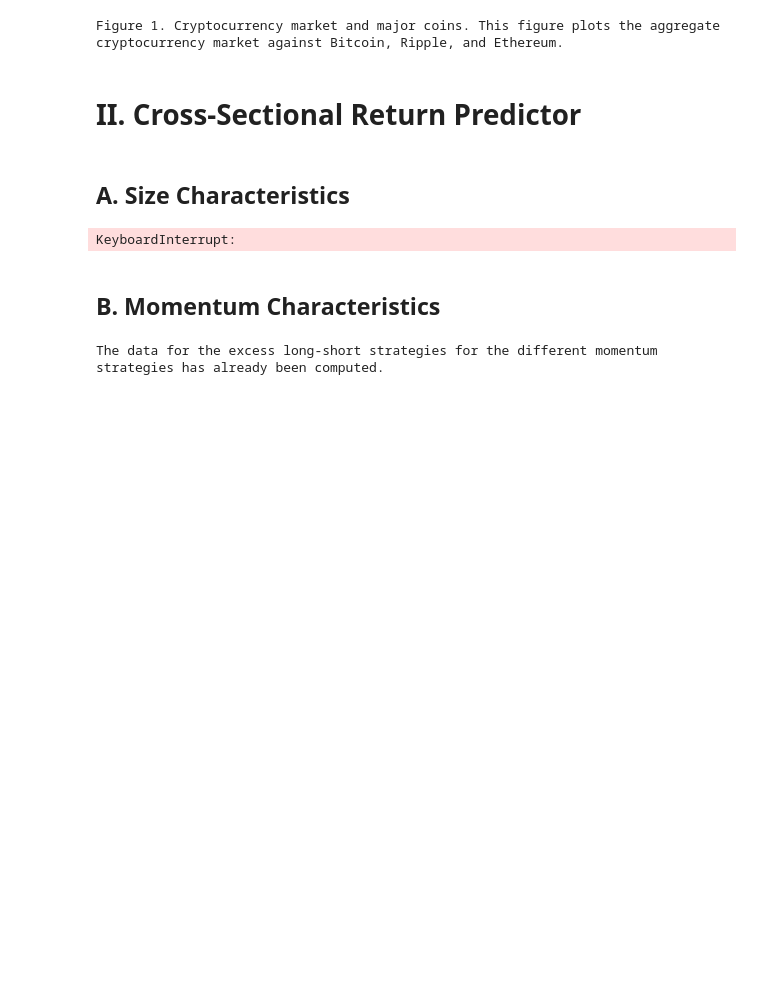
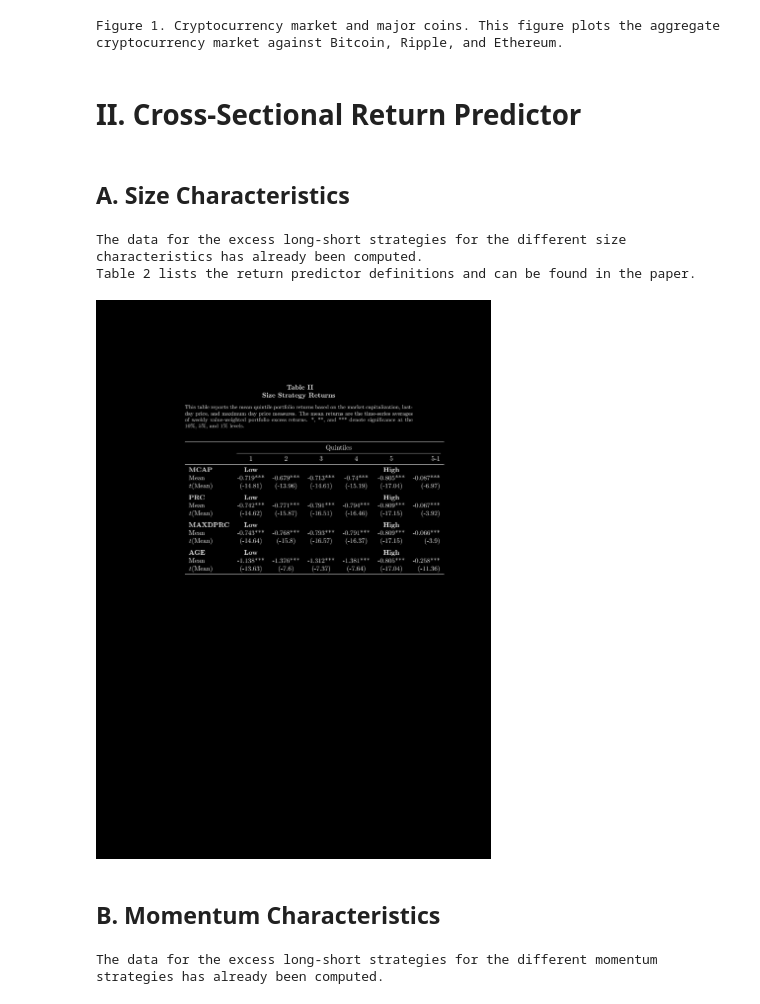
Before and after one commit to MarcGehring97/Crypto-Currency-Asset-Pricing, a Jupyter notebook: main.ipynb, the cells around one changed output. Cells and saved outputs as stored; diff of their text form; code cells hidden in the pictures; blank space fills up the shorter version.

```diff
--- a/main.ipynb
+++ b/main.ipynb
@@ -201,20 +237,29 @@ Figure 1. Cryptocurrency market and major coins. This figure plots the aggregate
 <a id="A._Size_Characteristics"></a>
 ## A. Size Characteristics
 # %%
+warnings.simplefilter(action='ignore')
 pd.options.mode.chained_assignment = None
-# creating the data for the size characteristics in coins_weekly_returns
-# adding log_market_cap
-weekly_returns_data["log_market_cap"] = np.log(weekly_returns_data["market_cap"])
-# adding log_price
-weekly_returns_data["log_price"] = np.log(weekly_returns_data["price"])
-# adding log_max_price
-# this step might take a while
-weekly_returns_data["log_max_price"] = np.log(helpers.convert_frequency(daily_trading_data, method="max")["price"])
-# adding age as the number of days listed since the first trading day of that respective coin (considering that the time period begins on 2014-01-01)
-weekly_returns_data["age"] = weekly_returns_data.groupby("coin_id")["return"].transform(lambda x: np.maximum(0, (x.index - x.first_valid_index()).days) if x.first_valid_index() is not None else pd.Series([0] * len(x)))
-# making sure no dates were lost
-date_range = pd.date_range(start=weekly_returns_data.index.min(), end=weekly_returns_data.index.max(), freq="W-SUN")
-weekly_returns_data = weekly_returns_data.groupby("coin_id").apply(lambda x: x.reindex(date_range))
+
+# this steps might take a little longer, so it makes sense to save the data
+if not os.path.exists(directory + "/weekly_returns_size_data.csv"):
+    # creating the data for the size characteristics in coins_weekly_returns
+    # adding log_market_cap
+    weekly_returns_data["log_market_cap"] = np.where(weekly_returns_data["market_cap"] == 0, np.nan, np.log(weekly_returns_data["market_cap"]))
+    # adding log_price
+    weekly_returns_data["log_price"] = np.where(weekly_returns_data["price"] == 0, np.nan, np.log(weekly_returns_data["price"]))
+    # adding log_max_price
+    # this step might take a while
+    max_price = helpers.convert_frequency(daily_trading_data, method="max")["price"]
+    weekly_returns_data["log_max_price"] = np.where(max_price == 0, np.nan, np.log(max_price))
+    # adding age as the number of days listed since the first trading day of that respective coin (considering that the time period begins on 2014-01-01)
+    weekly_returns_data["age"] = weekly_returns_data.groupby("coin_id")["return"].transform(lambda x: np.maximum(0, (x.index - x.first_valid_index()).days) if x.first_valid_index() is not None else pd.Series([0] * len(x)))
+    # making sure no dates were lost
+    date_range = pd.date_range(start=weekly_returns_data.index.min(), end=weekly_returns_data.index.max(), freq="W-SUN")
+    weekly_returns_data = weekly_returns_data.groupby("coin_id").apply(lambda x: x.reindex(date_range))
+    weekly_returns_data.to_csv(directory + "/weekly_returns_size_data.csv")
+else:
+    weekly_returns_data = pd.read_csv(directory + "/weekly_returns_size_data.csv", index_col=["date"])
+    weekly_returns_data.index = pd.to_datetime(weekly_returns_data.index)
 # computing the zero-investment long-short strategies based on the size-related characteristics of market capitalization, price, maximum day price, and age
 if not os.path.exists(directory + "/quintile_size_data.csv"):
     # "risk_free_rate" now is a pd dataframe with columns for date and DGS1MO (the risk-free rate)
@@ -230,34 +275,37 @@ if not os.path.exists(directory + "/quintile_size_data.csv"):
     quintile_data.index.name = "date"
     # downloading the data
     quintile_data.to_csv(directory + "/quintile_size_data.csv")
 else:
     print("The data for the excess long-short strategies for the different size characteristics has already been computed.")
     quintile_data = pd.read_csv(directory + "/quintile_size_data.csv", index_col=["date"])
+    quintile_data.index = pd.to_datetime(quintile_data.index)
 
 print("Table 2 lists the return predictor definitions and can be found in the paper.")
 
 """
 # inverting the colors in the PDF in case the user is using dark mode
 if input("Is your editor is dark mode? y/n ") in ["Y", "y"]:
     invert = True
 else:
     invert = False
 """
 invert = True
 
 # use "\symbol{37}" in the latex file for the percentage sign
 helpers.render_quintiles(quintile_data, "latex_templates/size_quintiles.tex", ["log_market_cap", "log_price", "log_max_price", "age"], invert)
 
 # creates a temporary PDF file named "cover.pdf"
 # repeating the process overwrites the file
 
 pdf_path = os.getcwd() + "/cover.pdf"
 # printing the PDF
 # this code has to be in the main file
 img = Image(filename=pdf_path, resolution=100)
 img
 # %% [output]
-KeyboardInterrupt:
+The data for the excess long-short strategies for the different size characteristics has already been computed.
+Table 2 lists the return predictor definitions and can be found in the paper.
+[figure, added]
 # %% [markdown]
 <a id="B._Momentum_Characteristics"></a>
 ## B. Momentum Characteristics
```
Also changed, not shown: parts of 9 cells of this notebook, 16 other files.
